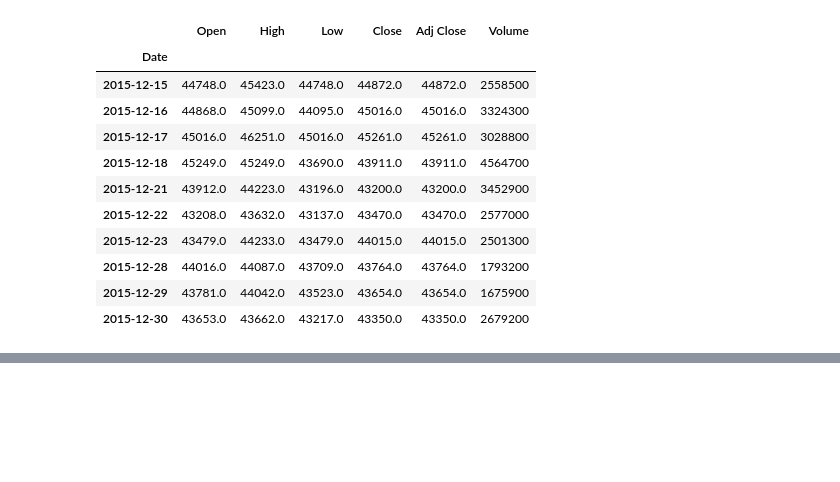
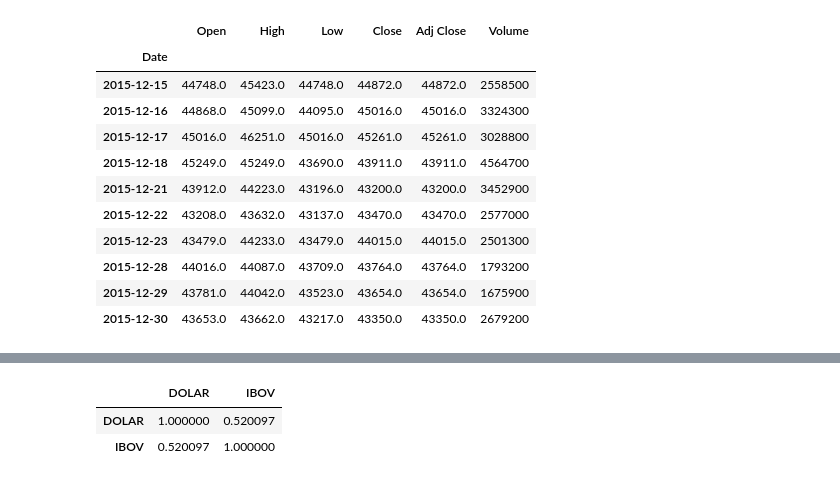
Before and after one commit to Angelicogfa/AnaliseFinanceiraApiYahoo, a Jupyter notebook: AnaliseFinanceiraApiBolsa.ipynb, the cells around one changed output, grey strips where cells are left out. Saved outputs shown, nothing was run; the diff lists cells and outputs as text; code cells hidden in the pictures; blank space fills up the shorter version.

```diff
--- a/AnaliseFinanceiraApiBolsa.ipynb
+++ b/AnaliseFinanceiraApiBolsa.ipynb
@@ -114,0 +157,6 @@ fig.show()
+# %%
+carteira.corr()
+# %% [output]
+|  | DOLAR | IBOV |
+| DOLAR | 1.000000 | 0.520097 |
+| IBOV | 0.520097 | 1.000000 |
```
Also changed, not shown: parts of 13 cells of this notebook.
